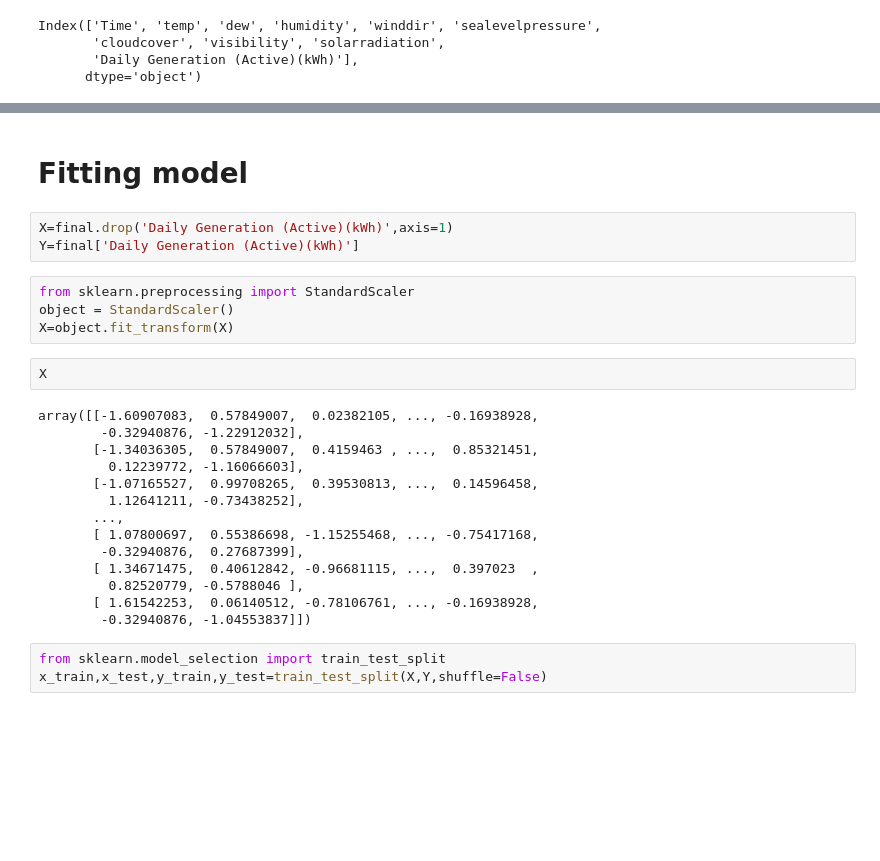
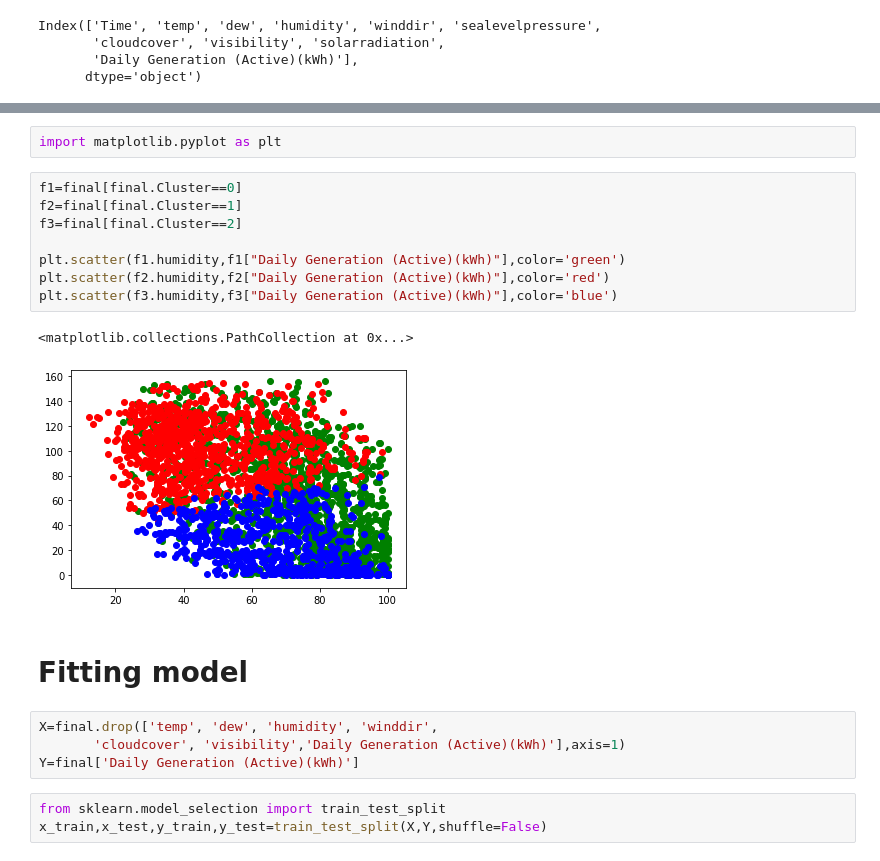
Before and after one commit to AksharaReddyPatlannagari/MAJOR-PROJECT, a Jupyter notebook: processinggg_hybrid.ipynb, the cells around one changed output, grey strips where cells are left out. Cells and saved outputs as stored; diff of their text form; blank space fills up the shorter version.

```diff
--- a/processinggg_hybrid.ipynb
+++ b/processinggg_hybrid.ipynb
@@ -901,28 +937,22 @@ Index(['Time', 'temp', 'dew', 'humidity', 'winddir', 'sealevelpressure',
+# %%
+import matplotlib.pyplot as plt
+# %%
+f1=final[final.Cluster==0]
+f2=final[final.Cluster==1]
+f3=final[final.Cluster==2]
+
+plt.scatter(f1.humidity,f1["Daily Generation (Active)(kWh)"],color='green')
+plt.scatter(f2.humidity,f2["Daily Generation (Active)(kWh)"],color='red')
+plt.scatter(f3.humidity,f3["Daily Generation (Active)(kWh)"],color='blue')
+# %% [output]
+<matplotlib.collections.PathCollection at 0x...>
+[figure, added]
 # %% [markdown]
 # Fitting model
 # %%
-X=final.drop('Daily Generation (Active)(kWh)',axis=1)
+X=final.drop(['temp', 'dew', 'humidity', 'winddir',
+       'cloudcover', 'visibility','Daily Generation (Active)(kWh)'],axis=1)
 Y=final['Daily Generation (Active)(kWh)']
-# %%
-from sklearn.preprocessing import StandardScaler
-object = StandardScaler()
-X=object.fit_transform(X)
-# %%
-X
-# %% [output]
-array([[-1.60907083,  0.57849007,  0.02382105, ..., -0.16938928,
-        -0.32940876, -1.22912032],
-       [-1.34036305,  0.57849007,  0.4159463 , ...,  0.85321451,
-         0.12239772, -1.16066603],
-       [-1.07165527,  0.99708265,  0.39530813, ...,  0.14596458,
-         1.12641211, -0.73438252],
-       ...,
-       [ 1.07800697,  0.55386698, -1.15255468, ..., -0.75417168,
-        -0.32940876,  0.27687399],
-       [ 1.34671475,  0.40612842, -0.96681115, ...,  0.397023  ,
-         0.82520779, -0.5788046 ],
-       [ 1.61542253,  0.06140512, -0.78106761, ..., -0.16938928,
-        -0.32940876, -1.04553837]])
 # %%
 from sklearn.model_selection import train_test_split
 x_train,x_test,y_train,y_test=train_test_split(X,Y,shuffle=False)
```
Also changed, not shown: parts of 27 cells of this notebook.
